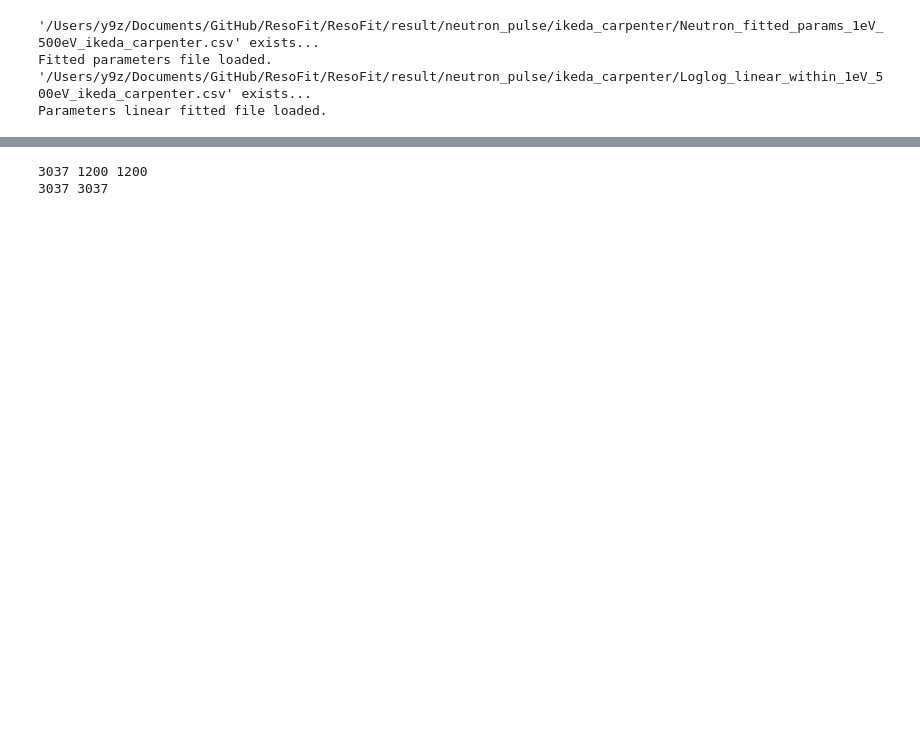
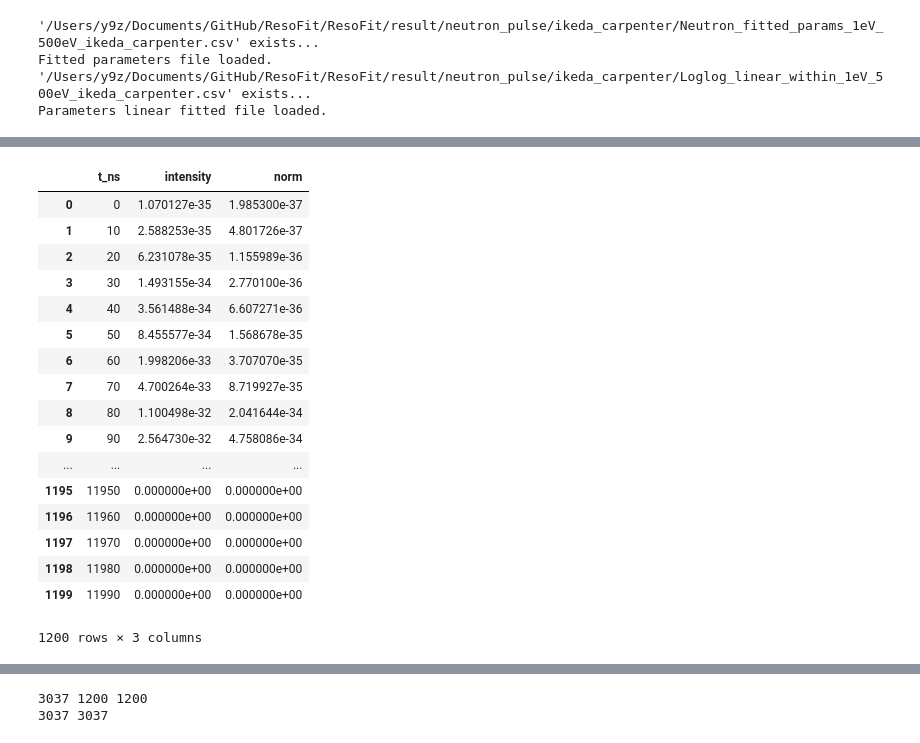
Before and after one commit to ornlneutronimaging/ResoFit, a Jupyter notebook: ResoFit/fit_neutron_pulse_shape-Copy2.ipynb, the cells around one changed output, grey strips where cells are left out. Saved outputs shown, nothing was run; the diff lists cells and outputs as text; code cells hidden in the pictures; blank space fills up the shorter version.

```diff
--- a/ResoFit/fit_neutron_pulse_shape-Copy2.ipynb
+++ b/ResoFit/fit_neutron_pulse_shape-Copy2.ipynb
@@ -163,2 +237,21 @@ ax5.plot(pulse_)
 # %%
-neutron_pulse.proton_pulse.trunc_df()
+neutron_pulse.proton_pulse.new_shape_df
+# %% [output]
+|  | t_ns | intensity | norm |
+| 0 | 0 | 1.070127e-35 | 1.985300e-37 |
+| 1 | 10 | 2.588253e-35 | 4.801726e-37 |
+| 2 | 20 | 6.231078e-35 | 1.155989e-36 |
+| 3 | 30 | 1.493155e-34 | 2.770100e-36 |
+| 4 | 40 | 3.561488e-34 | 6.607271e-36 |
+| 5 | 50 | 8.455577e-34 | 1.568678e-35 |
+| 6 | 60 | 1.998206e-33 | 3.707070e-35 |
+| 7 | 70 | 4.700264e-33 | 8.719927e-35 |
+| 8 | 80 | 1.100498e-32 | 2.041644e-34 |
+| 9 | 90 | 2.564730e-32 | 4.758086e-34 |
+| ... | ... | ... | ... |
+| 1195 | 11950 | 0.000000e+00 | 0.000000e+00 |
+| 1196 | 11960 | 0.000000e+00 | 0.000000e+00 |
+| 1197 | 11970 | 0.000000e+00 | 0.000000e+00 |
+| 1198 | 11980 | 0.000000e+00 | 0.000000e+00 |
+| 1199 | 11990 | 0.000000e+00 | 0.000000e+00 |
+1200 rows × 3 columns
```
Also changed, not shown: parts of 16 cells of this notebook, 1 other file.
